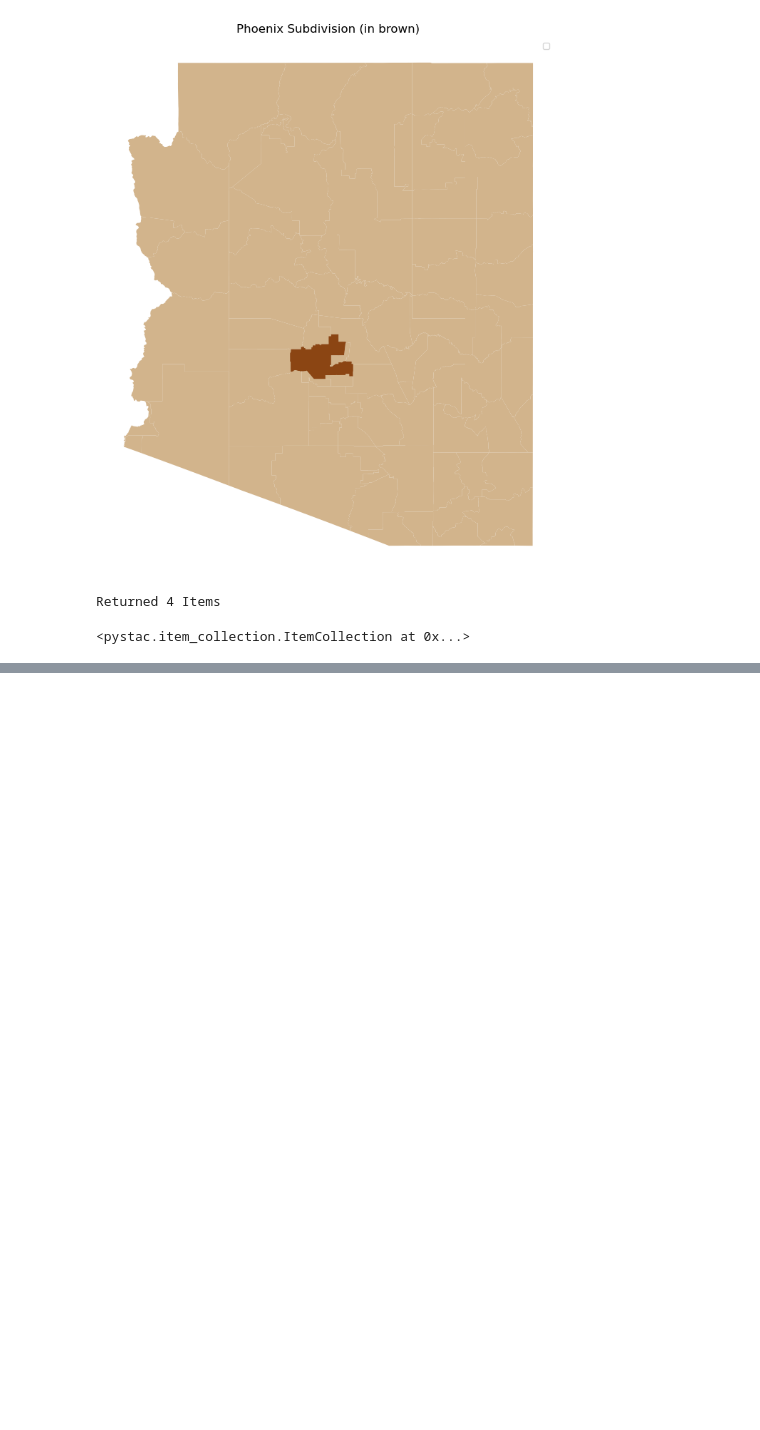
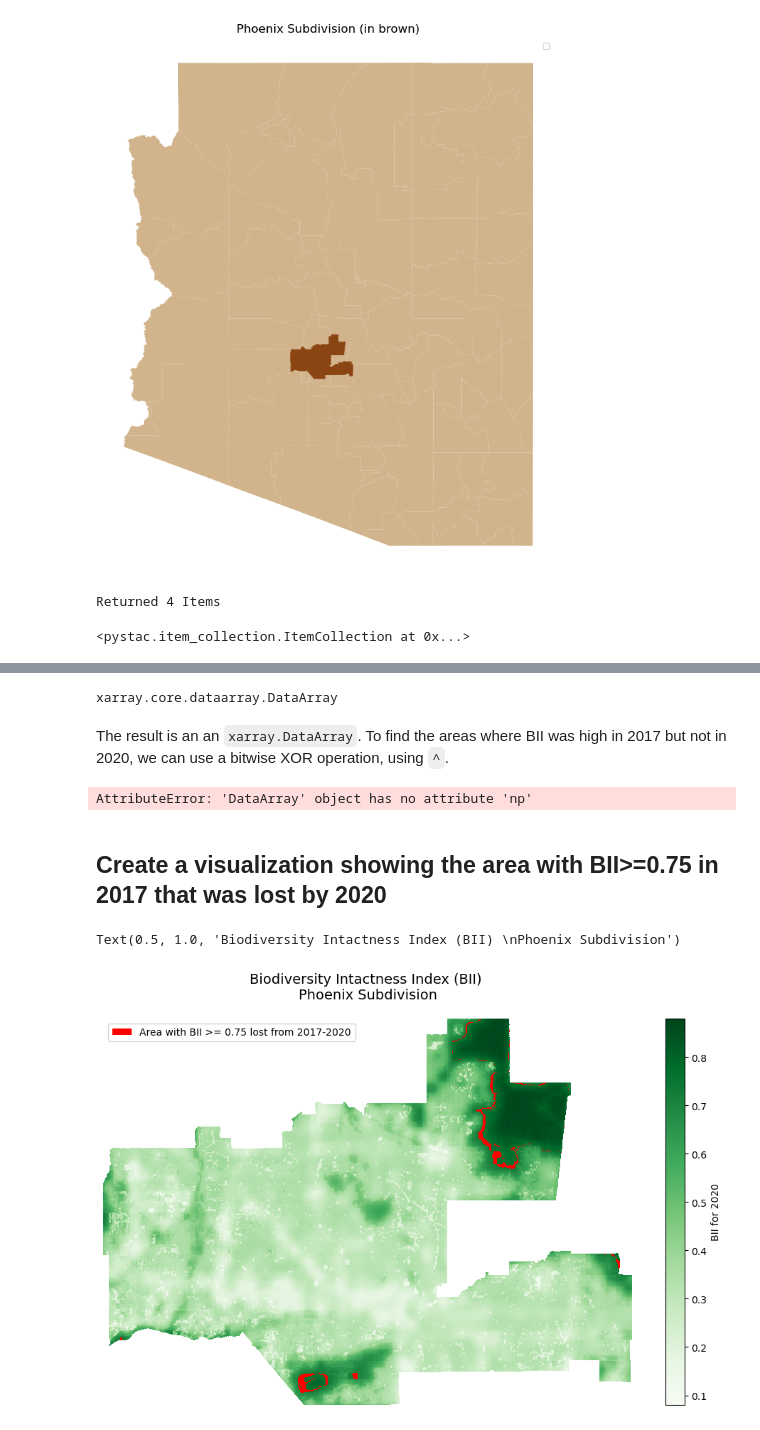
Before and after one commit to leirubinstein/eds220-final-project, a Jupyter notebook: bii-phoenix.ipynb, the cells around one changed output, grey strips where cells are left out. Saved outputs shown, nothing was run; the diff lists cells and outputs as text; code cells hidden in the pictures; blank space fills up the shorter version.

```diff
--- a/bii-phoenix.ipynb
+++ b/bii-phoenix.ipynb
@@ -125,2 +136,13 @@ Number of valid pixels: 338700
 # %%
-high_bii_2020 = (io_bio2020 >= 0.75)
+high_bii_2020 = io_bio2020 >= 0.75
+percentage_2020 = (high_bii_2020.sum() / io_bio2020.count()) * 100
+
+high_bii_2017 = io_bio2017 >= 0.75
+percentage_2017 = (high_bii_2017.sum() / io_bio2017.count()) * 100
+
+print(
+    f"2017 Percentage of area of the Phoenix subdivision with BII >= 0.75: {percentage_2017.values:.2f}%"
+)
+print(
+    f"2020 Percentage of area of the Phoenix subdivision with BII >= 0.75: {percentage_2020.values:.2f}%"
+)
@@ -148,0 +152,55 @@ ax.axis('off')
+# %%
+type(high_bii_2017)
+# %% [output]
+xarray.core.dataarray.DataArray
+# %% [markdown]
+The result is an an `xarray.DataArray`. To find the areas where BII was high in 2017 but not in 2020, we can use a bitwise XOR operation, using `^`.
+# %%
+# Perform the logical exclusive `XOR` operation on the 2017 and 2020 high BII xarrays
+# The result will return a 1 if the values are different and 0 if the values are the same
+lost_bii = high_bii_2017 ^ high_bii_2020
+# %%
+lost_bii = xr.where(lost_bii, 1, np.nan)
+lost_bii
+# %% [output]
+AttributeError: 'DataArray' object has no attribute 'np'
+# %% [markdown]
+## Create a visualization showing the area with BII>=0.75 in 2017 that was lost by 2020
+# %%
+# Set aspect ratio and figure size
+aspect = io_bio2020.rio.width / io_bio2020.rio.height
+fig, ax = plt.subplots(figsize=(12, 12 / aspect))
+
+# Plot BII in 2020
+io_bio2020.plot(
+    ax=ax,
+    cmap="Greens",
+    add_labels=False,
+    add_colorbar=True,
+    cbar_kwargs={
+        "label": "BII for 2020",
+    },
+)
+
+# Plot the areas experiencing BII loss
+lost_bii.plot(
+    ax=ax,
+    cmap=plt.cm.colors.ListedColormap(["red"]),
+    add_labels=False,
+    add_colorbar=False,
+)
+
+# Add legend
+from matplotlib.patches import Patch
+
+legend_elements = [Patch(facecolor="red", label="Area with BII >= 0.75 lost from 2017-2020")]
+ax.legend(handles=legend_elements, loc="upper left")
+
+# Remove axis for cleaner plot
+ax.axis("off")
+
+# Add title
+plt.title("Biodiversity Intactness Index (BII) \nPhoenix Subdivision", pad=20, size=14)
+# %% [output]
+Text(0.5, 1.0, 'Biodiversity Intactness Index (BII) \nPhoenix Subdivision')
+[figure, added]
```
Also changed, not shown: parts of 14 cells of this notebook.
